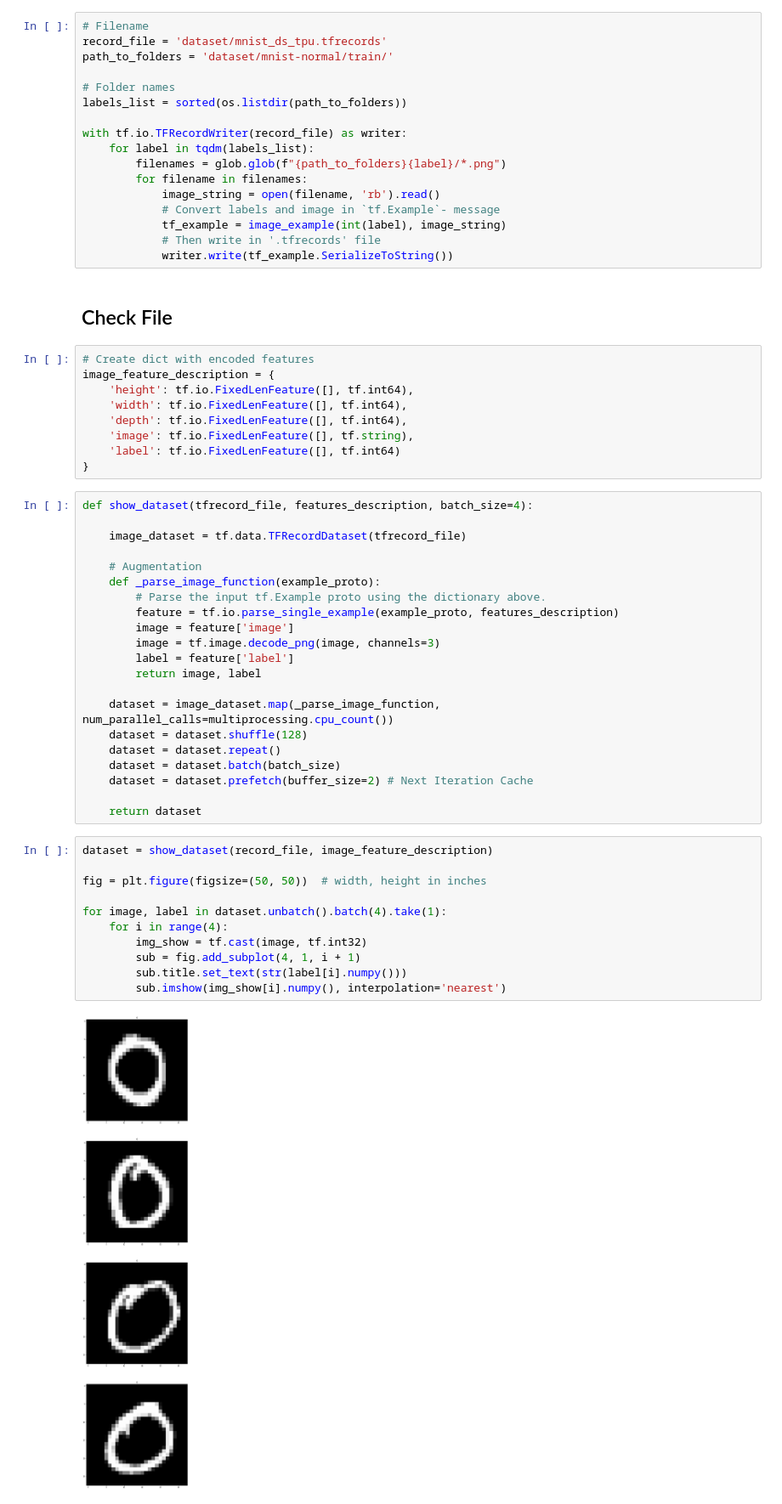
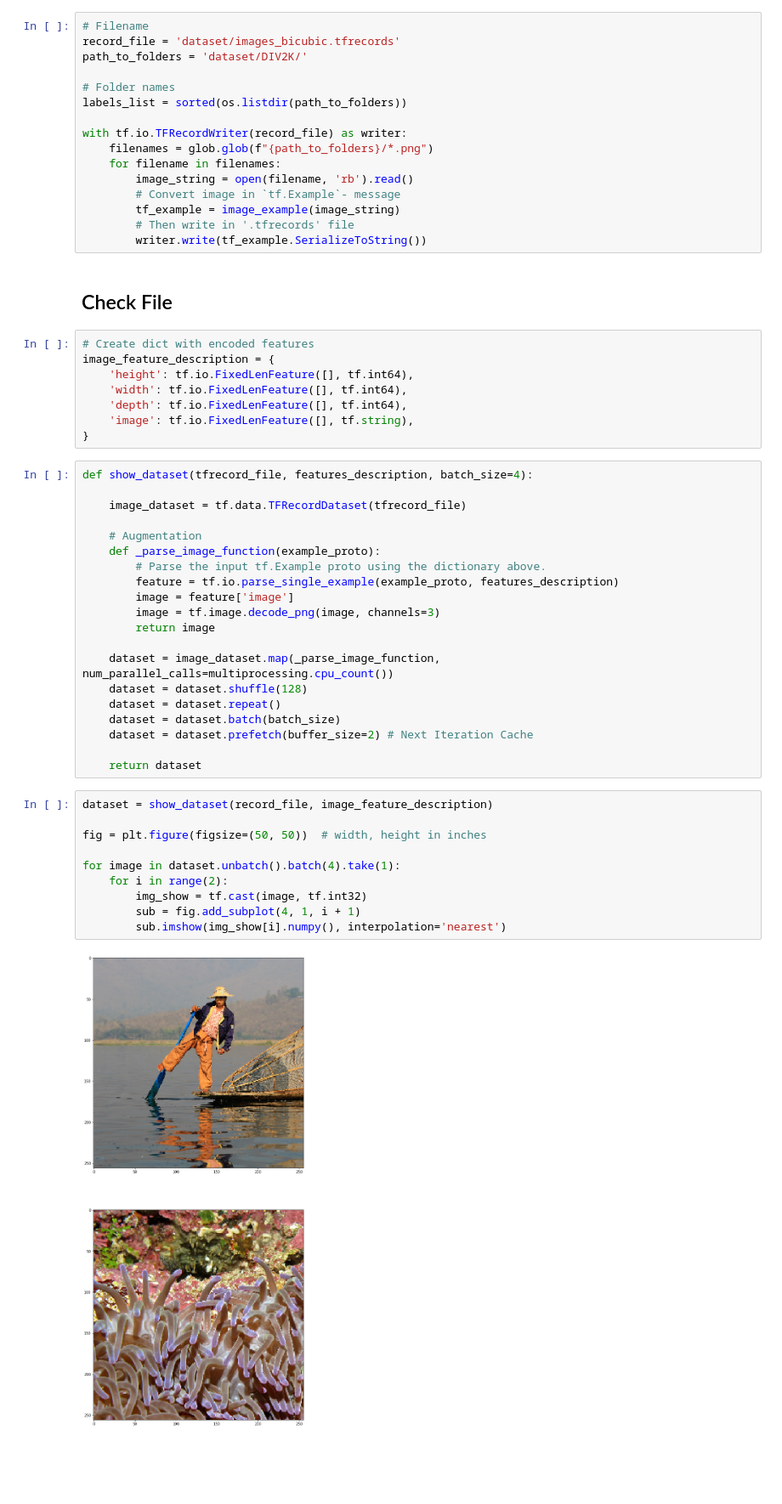
Before and after one commit to Vakurin/SRGAN-Tensorflow2-with-TPU-in-Colab, a Jupyter notebook: Create-TFRecord-File.ipynb, the cells around one changed output. Shown: that part at 85% size. Saved outputs shown, nothing was run; the diff lists cells and outputs as text; blank space fills up the shorter version.

Commit message:
Update for dataset DIV2K

```diff
--- a/Create-TFRecord-File.ipynb
+++ b/Create-TFRecord-File.ipynb
@@ -37,21 +36,20 @@ def image_example(image_label, image_string):
     return tf.train.Example(features=tf.train.Features(feature=feature))
 # %%
 # Filename
-record_file = 'dataset/mnist_ds_tpu.tfrecords'
-path_to_folders = 'dataset/mnist-normal/train/'
+record_file = 'dataset/images_bicubic.tfrecords'
+path_to_folders = 'dataset/DIV2K/'
 
 # Folder names
 labels_list = sorted(os.listdir(path_to_folders))
 
 with tf.io.TFRecordWriter(record_file) as writer:
-    for label in tqdm(labels_list):
-        filenames = glob.glob(f"{path_to_folders}{label}/*.png")
-        for filename in filenames:
-            image_string = open(filename, 'rb').read()
-            # Convert labels and image in `tf.Example`- message
-            tf_example = image_example(int(label), image_string)
-            # Then write in '.tfrecords' file
-            writer.write(tf_example.SerializeToString())
+    filenames = glob.glob(f"{path_to_folders}/*.png")
+    for filename in filenames:
+        image_string = open(filename, 'rb').read()
+        # Convert image in `tf.Example`- message
+        tf_example = image_example(image_string)
+        # Then write in '.tfrecords' file
+        writer.write(tf_example.SerializeToString())
 # %% [markdown]
 ## Check File
 # %%
@@ -61,7 +59,6 @@ image_feature_description = {
     'width': tf.io.FixedLenFeature([], tf.int64),
     'depth': tf.io.FixedLenFeature([], tf.int64),
     'image': tf.io.FixedLenFeature([], tf.string),
-    'label': tf.io.FixedLenFeature([], tf.int64)
 }
 # %%
 def show_dataset(tfrecord_file, features_description, batch_size=4):
@@ -74,8 +71,7 @@ def show_dataset(tfrecord_file, features_description, batch_size=4):
         feature = tf.io.parse_single_example(example_proto, features_description)
         image = feature['image']
         image = tf.image.decode_png(image, channels=3)
-        label = feature['label']
-        return image, label
+        return image
 
     dataset = image_dataset.map(_parse_image_function, num_parallel_calls=multiprocessing.cpu_count())
     dataset = dataset.shuffle(128)
@@ -87,13 +83,12 @@ def show_dataset(tfrecord_file, features_description, batch_size=4):
 # %%
 dataset = show_dataset(record_file, image_feature_description)
 
 fig = plt.figure(figsize=(50, 50))  # width, height in inches
 
-for image, label in dataset.unbatch().batch(4).take(1):
-    for i in range(4):
+for image in dataset.unbatch().batch(4).take(1):
+    for i in range(2):
         img_show = tf.cast(image, tf.int32)
         sub = fig.add_subplot(4, 1, i + 1)
-        sub.title.set_text(str(label[i].numpy()))
         sub.imshow(img_show[i].numpy(), interpolation='nearest')
 # %% [output]
-[figure, old version]
+[figure, new version]
```
Also changed, not shown: parts of 1 cell of this notebook.
